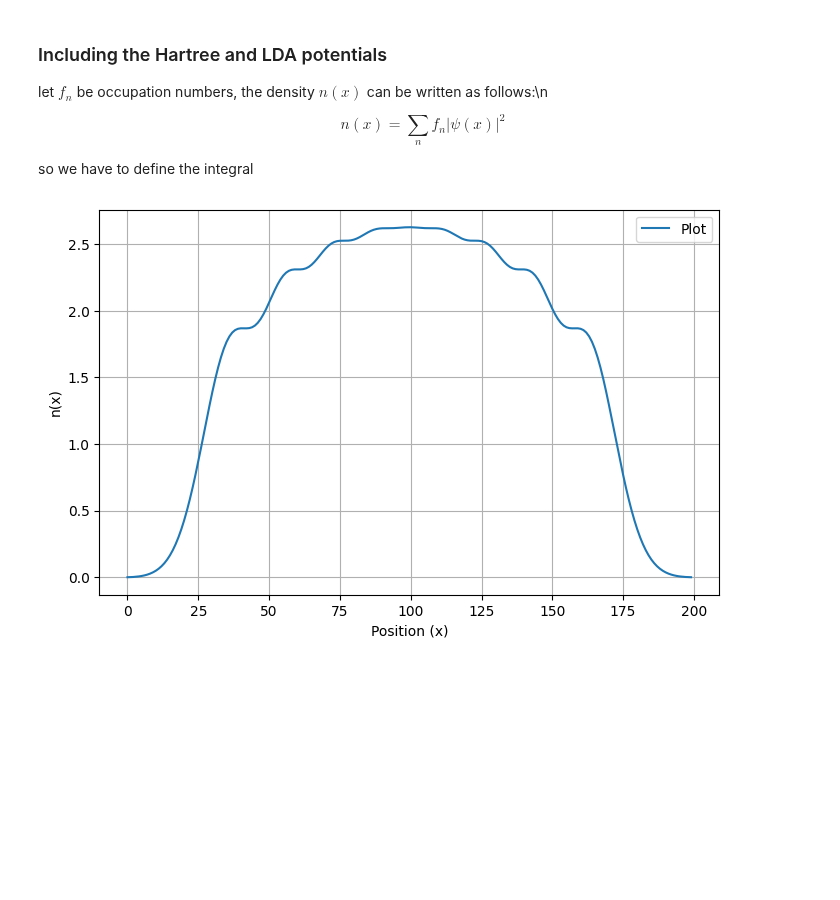
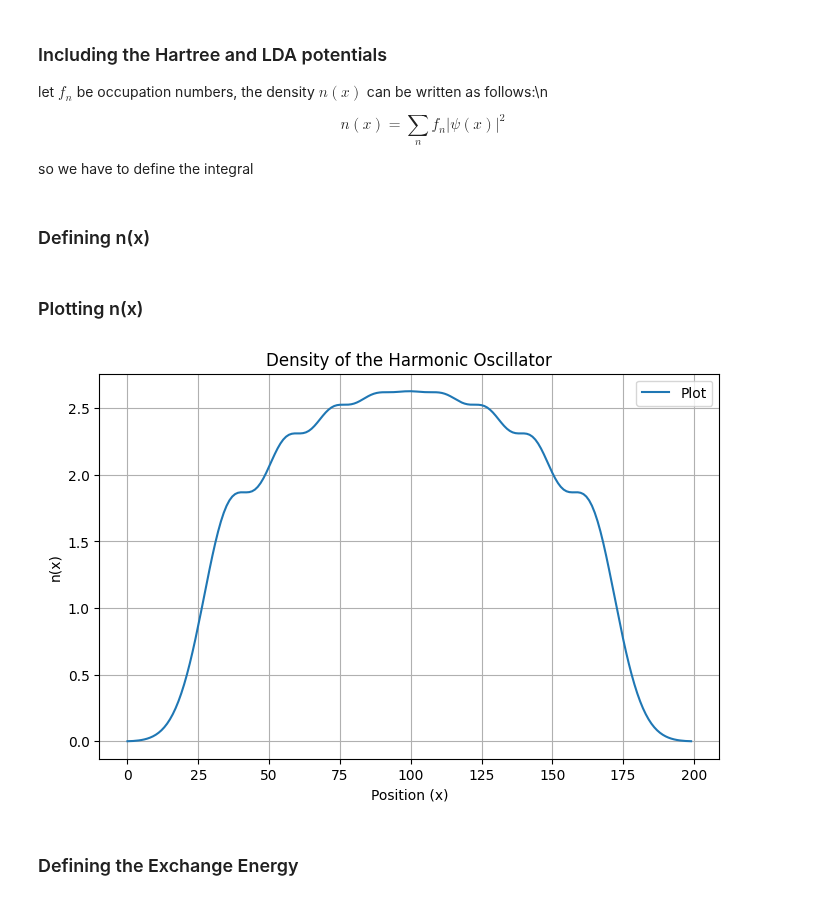
Before and after one commit to ananthapadmanabhan18/P452_Computational_Physics, a Jupyter notebook: Term_Project/Term_project.ipynb, the cells around one changed output. Drawn from its saved outputs; the diff is of its cells as text; code cells hidden in the pictures; blank space fills up the shorter version.

```diff
--- a/Term_Project/Term_project.ipynb
+++ b/Term_Project/Term_project.ipynb
@@ -68,6 +68,8 @@ so we have to define the integral
 def integral(x,y,axis=0):
     dx=x[1]-x[0]
     return np.sum(y*dx, axis=axis)
+# %% [markdown]
+### Defining n(x)
 # %%
 num_electron=17
 def get_nx(num_electron, psi, x):
@@ -82,14 +84,19 @@ def get_nx(num_electron, psi, x):
     for n_e, psi  in zip(f_n,psi_normalized.T):
         res += n_e*(psi**2)
     return res
+# %% [markdown]
+### Plotting n(x)
 # %%
 import matplotlib.pyplot as plt
 plt.figure(figsize=(8,5))
 plt.plot(get_nx(num_electron,psi, x), label="Plot")
 plt.legend(loc=1)
+plt.title("Density of the Harmonic Oscillator")
 plt.grid()
 plt.xlabel("Position (x)")
 plt.ylabel(r"n(x)")
 plt.show()
 # %% [output]
-[figure, old version]
+[figure, new version]
+# %% [markdown]
+### Defining the Exchange Energy
```
Also changed, not shown: parts of 1 cell of this notebook, 1 other file.
